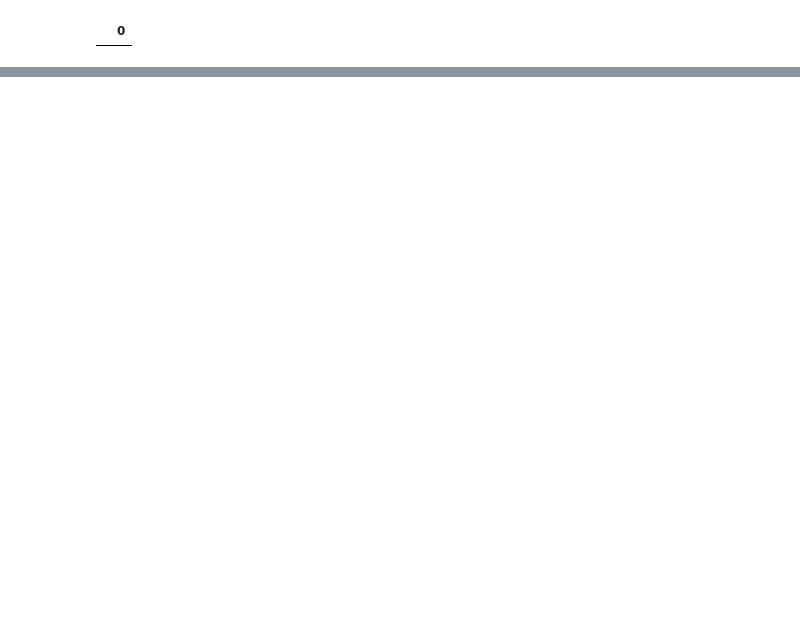
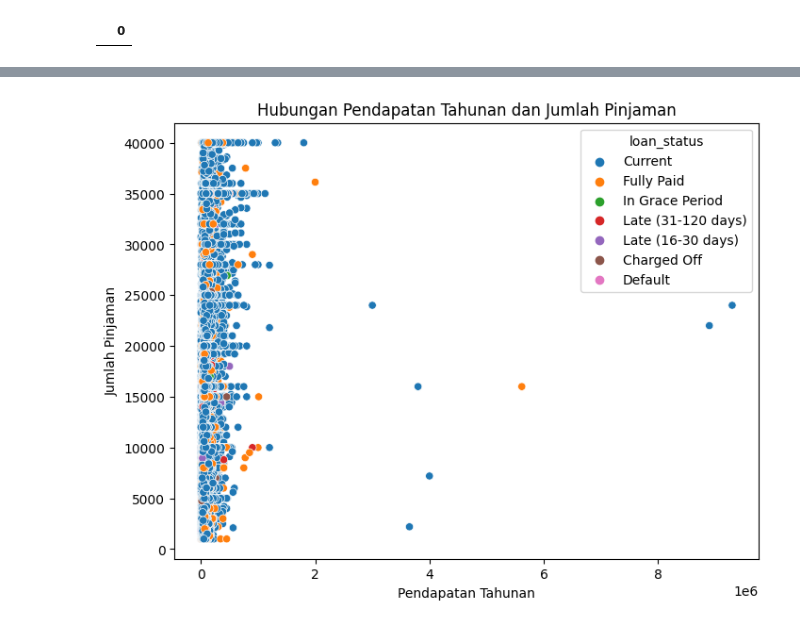
Before and after one commit to anisfreelancer71/KUMPULAN-CODE-IN-PROJECTS, a Jupyter notebook: Salinan_dari_02_Dataset,_Target_Variable,_dan_Missing_Values!.ipynb, the cells around one changed output, grey strips where cells are left out. Saved outputs shown, nothing was run; the diff lists cells and outputs as text; code cells hidden in the pictures; blank space fills up the shorter version.

```diff
--- a/Salinan_dari_02_Dataset,_Target_Variable,_dan_Missing_Values!.ipynb
+++ b/Salinan_dari_02_Dataset,_Target_Variable,_dan_Missing_Values!.ipynb
@@ -113,0 +131,10 @@ missing_values.sort_values([0],ascending=False)
+# %%
+# Contoh 3: Scatter Plot
+plt.figure(figsize=(8, 6))
+sns.scatterplot(data=data_loan, x='annual_inc', y='loan_amnt', hue='loan_status')
+plt.title('Hubungan Pendapatan Tahunan dan Jumlah Pinjaman')
+plt.xlabel('Pendapatan Tahunan')
+plt.ylabel('Jumlah Pinjaman')
+plt.show()
+# %% [output]
+[figure, added]
```
Also changed, not shown: parts of 28 cells of this notebook.
